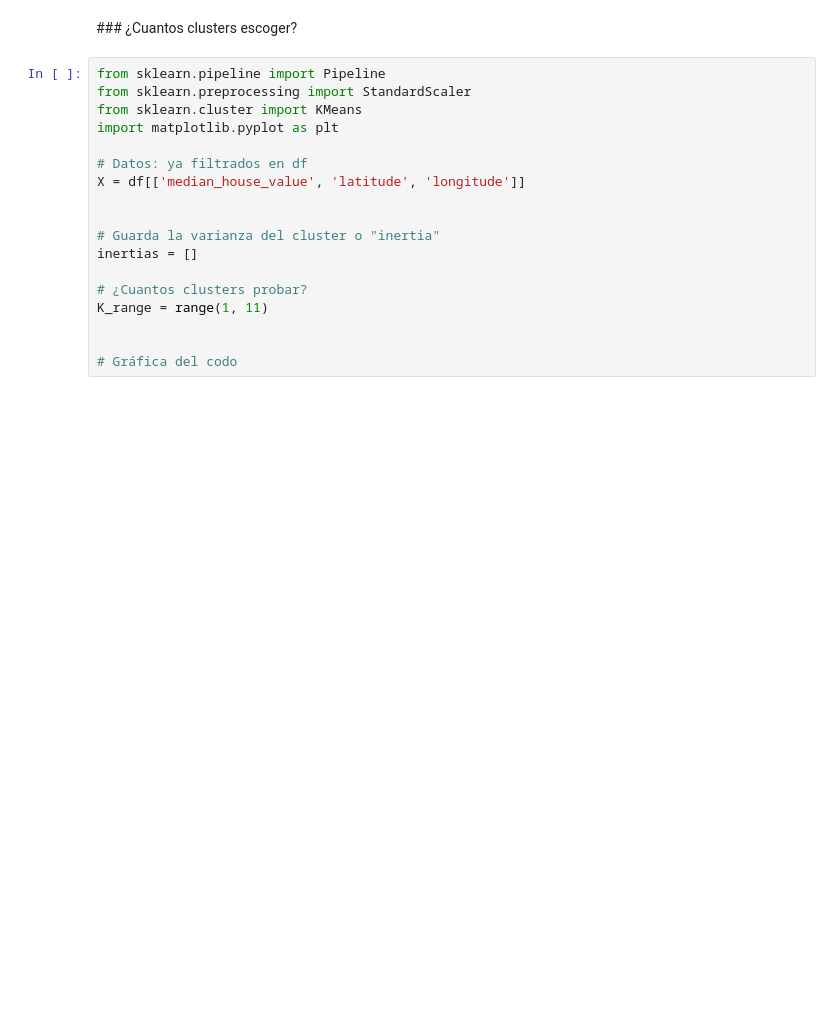
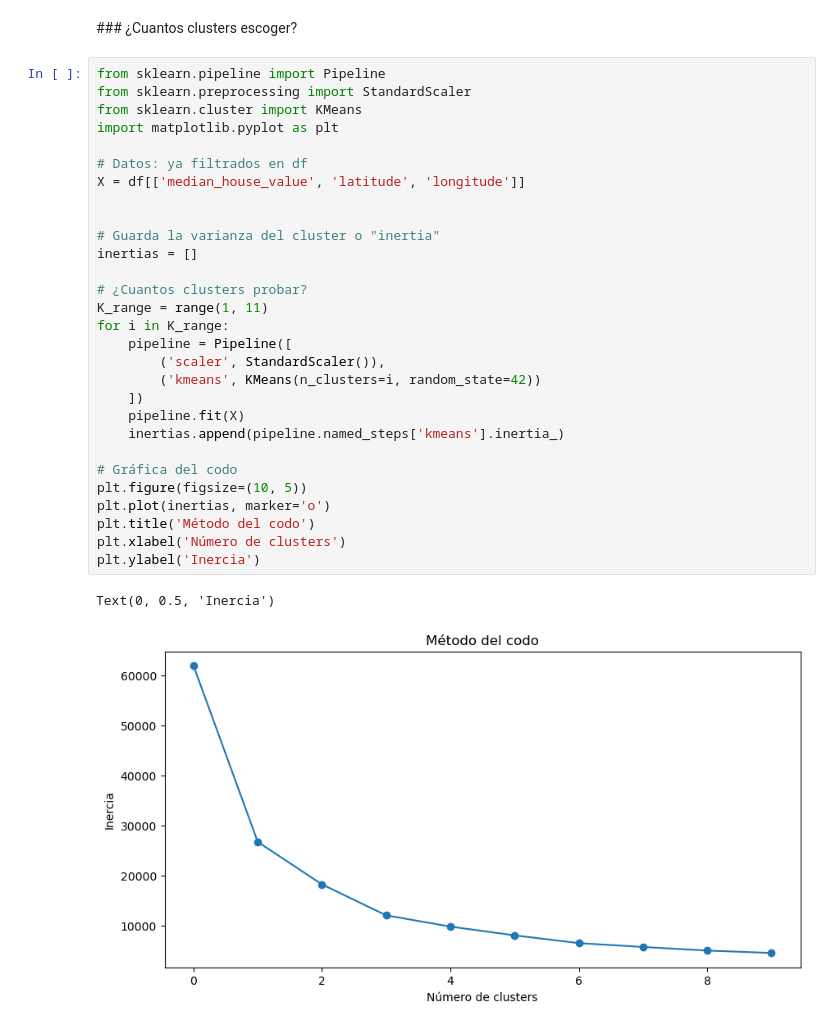
Before and after one commit to zayo1511/LabAprEst, a Jupyter notebook: Parcial4/Aplicación kmeans_sin_resolver.ipynb, the cells around one changed output. Saved outputs shown, nothing was run; the diff lists cells and outputs as text; blank space fills up the shorter version.

Commit message:
grafica codo

```diff
--- a/Parcial4/Aplicación kmeans_sin_resolver.ipynb
+++ b/Parcial4/Aplicación kmeans_sin_resolver.ipynb
@@ -28,18 +44,32 @@ pipeline.named_steps['kmeans'].labels_
 # %%
 from sklearn.pipeline import Pipeline
 from sklearn.preprocessing import StandardScaler
 from sklearn.cluster import KMeans
 import matplotlib.pyplot as plt
 
 # Datos: ya filtrados en df
 X = df[['median_house_value', 'latitude', 'longitude']]
 
 
 # Guarda la varianza del cluster o "inertia"
 inertias = []
 
 # ¿Cuantos clusters probar?
 K_range = range(1, 11)
-
+for i in K_range:
+    pipeline = Pipeline([
+        ('scaler', StandardScaler()),
+        ('kmeans', KMeans(n_clusters=i, random_state=42))
+    ])
+    pipeline.fit(X)
+    inertias.append(pipeline.named_steps['kmeans'].inertia_)
 
 # Gráfica del codo
+plt.figure(figsize=(10, 5))
+plt.plot(inertias, marker='o')
+plt.title('Método del codo')
+plt.xlabel('Número de clusters')
+plt.ylabel('Inercia')
+# %% [output]
+Text(0, 0.5, 'Inercia')
+[figure, added]
```
Also changed, not shown: parts of 3 cells of this notebook.
